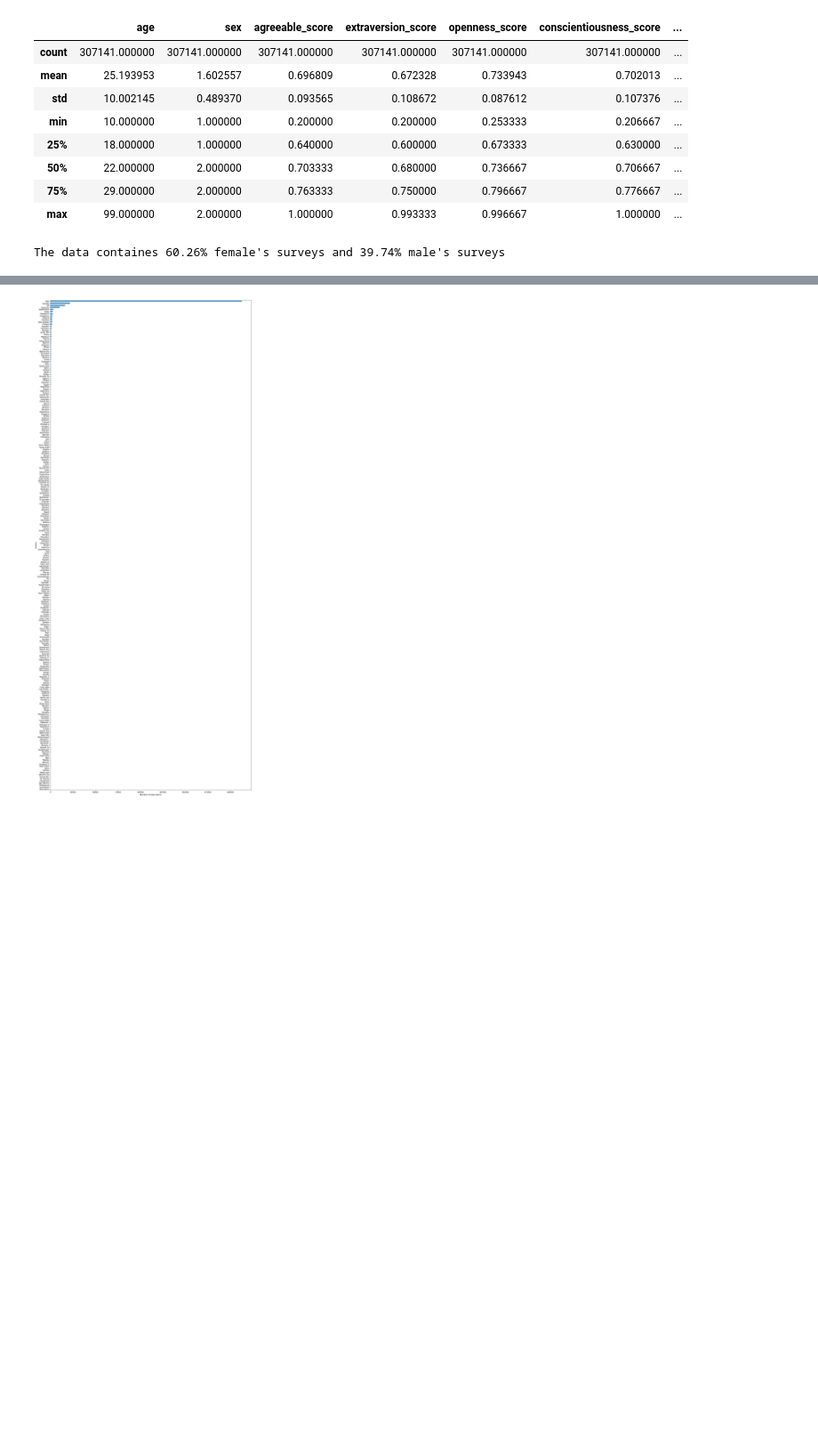
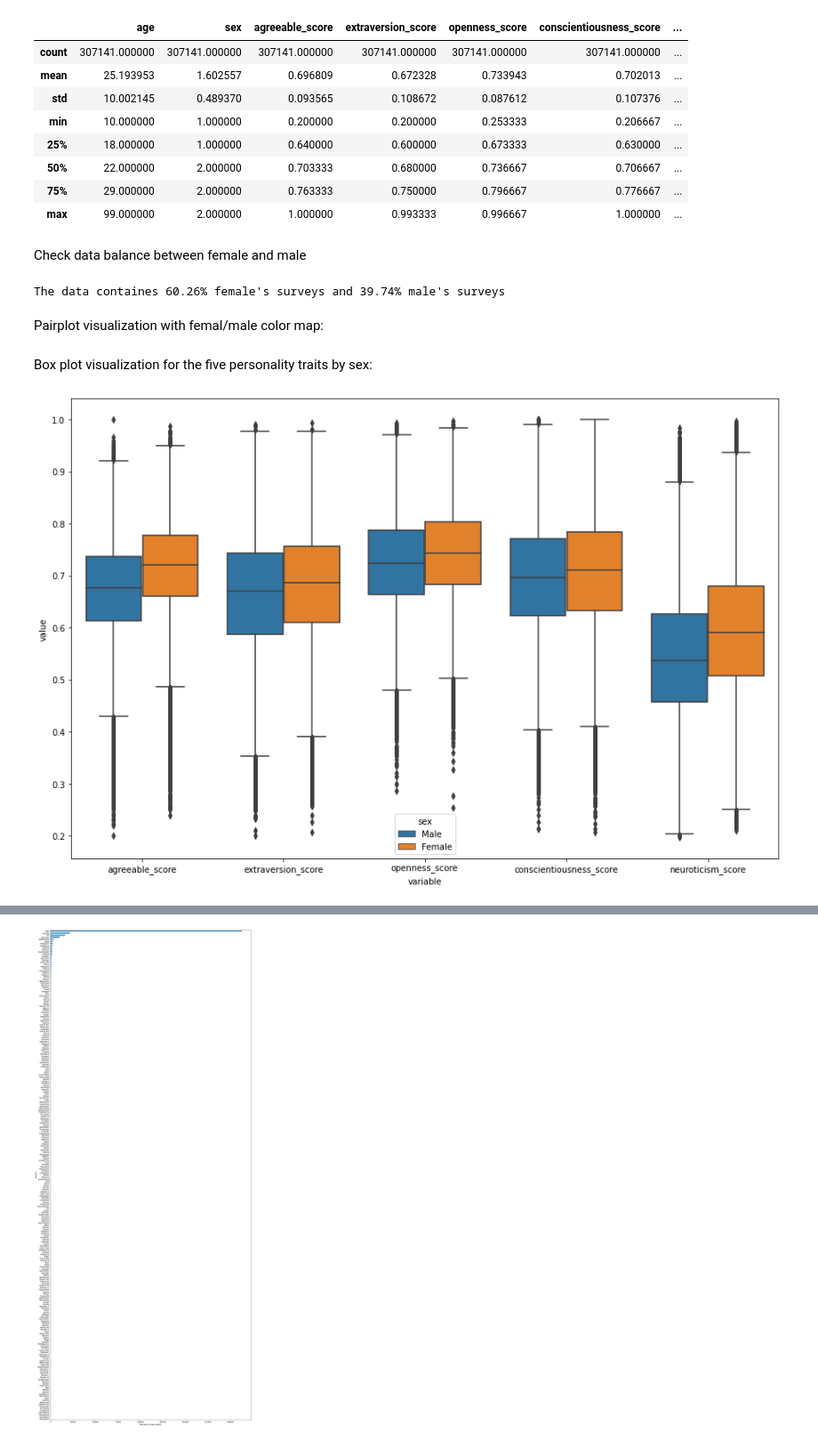
Before and after one commit to efratkohen/Big_five, a Jupyter notebook: final-draft.ipynb, the cells around one changed output, grey strips where cells are left out. Shown at 89% size. Cells and saved outputs as stored; diff of their text form; code cells hidden in the pictures; blank space fills up the shorter version.

```diff
--- a/final-draft.ipynb
+++ b/final-draft.ipynb
@@ -22,4 +24,4 @@ import shap
 # %%
-csv_url = 'https://github.com/automoto/big-five-data/blob/master/big_five_scores.csv'
-df=pd.read_csv('big_five_scores.csv', index_col=0)
+csv_url = 'https://raw.githubusercontent.com/efratkohen/Big_five/master/big_five_scores.csv'
+df=pd.read_csv(csv_url, index_col=0)
 # %%
@@ -101,9 +106,13 @@ data.describe()
 | 50% | 22.000000 | 2.000000 | 0.703333 | 0.680000 | 0.736667 | 0.706667 | ... |
 | 75% | 29.000000 | 2.000000 | 0.763333 | 0.750000 | 0.796667 | 0.776667 | ... |
 | max | 99.000000 | 2.000000 | 1.000000 | 0.993333 | 0.996667 | 1.000000 | ... |
+# %% [markdown]
+Check data balance between female and male
 # %%
 gender_count = data['sex'].value_counts(normalize=True)
 print(f"The data containes {(gender_count.iloc[0]*100):.2f}% female's surveys and {(gender_count.iloc[1]*100):.2f}% male's surveys")
 # %% [output]
 The data containes 60.26% female's surveys and 39.74% male's surveys
+# %% [markdown]
+Pairplot visualization with femal/male color map:
 # %%
@@ -114,7 +123,11 @@ The data containes 60.26% female's surveys and 39.74% male's surveys
+# %% [markdown]
+Box plot visualization for the five personality traits by sex:
 # %%
-# personality_traits = ['agreeable_score', 'extraversion_score', 'openness_score', 'conscientiousness_score','neuroticism_score']
-# data1 = pd.melt(data, id_vars=['sex'], value_vars=personality_traits)
-# data1.loc[(data1.sex == 1),'sex'] = 'Male'
-# data1.loc[(data1.sex == 2),'sex'] = 'Female'
-# fig, ax = plt.subplots(figsize = (15, 10))
-# m = sns.boxplot(ax=ax, data=data1, x="variable", y="value", hue="sex")
+personality_traits = ['agreeable_score', 'extraversion_score', 'openness_score', 'conscientiousness_score','neuroticism_score']
+data1 = pd.melt(data, id_vars=['sex'], value_vars=personality_traits)
+data1.loc[(data1.sex == 1),'sex'] = 'Male'
+data1.loc[(data1.sex == 2),'sex'] = 'Female'
+fig, ax = plt.subplots(figsize = (15, 10))
+m = sns.boxplot(ax=ax, data=data1, x="variable", y="value", hue="sex")
+# %% [output]
+[figure, added]
```
Also changed, not shown: parts of 32 cells of this notebook.
